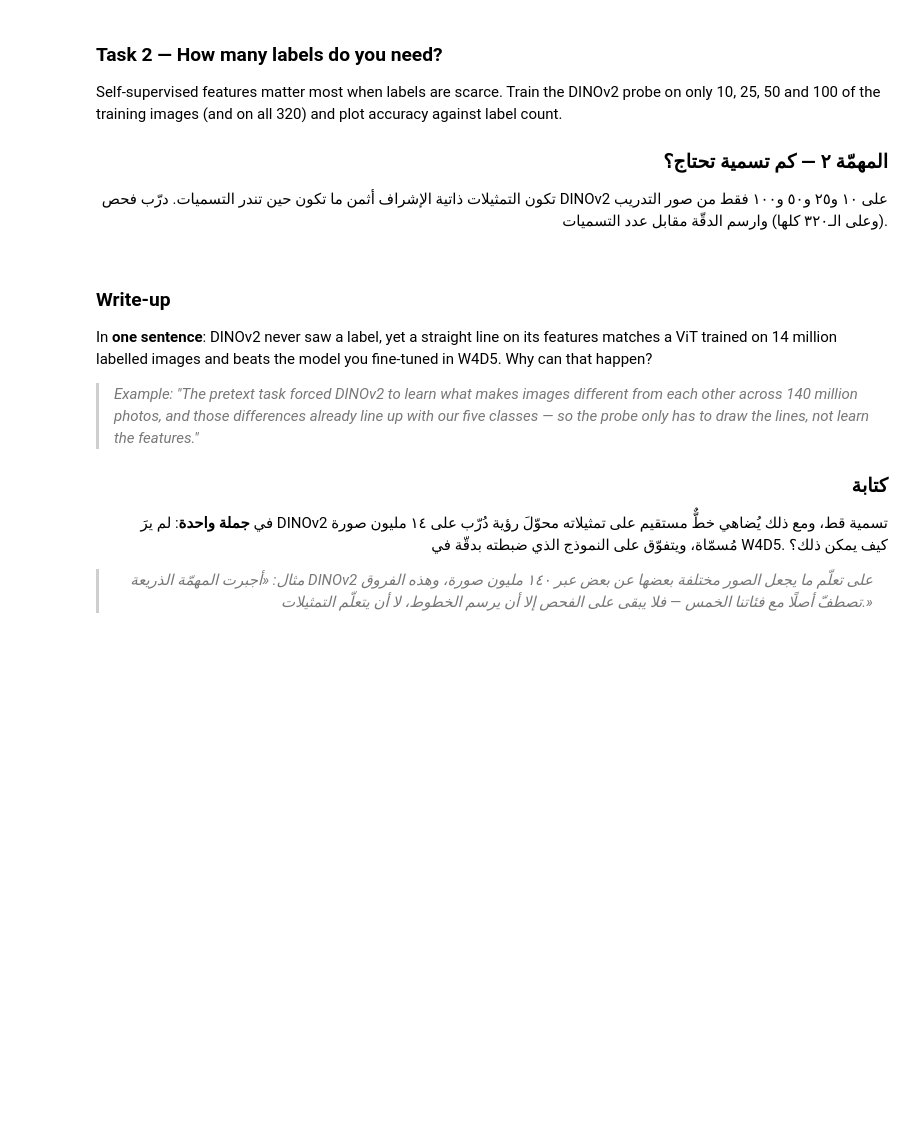
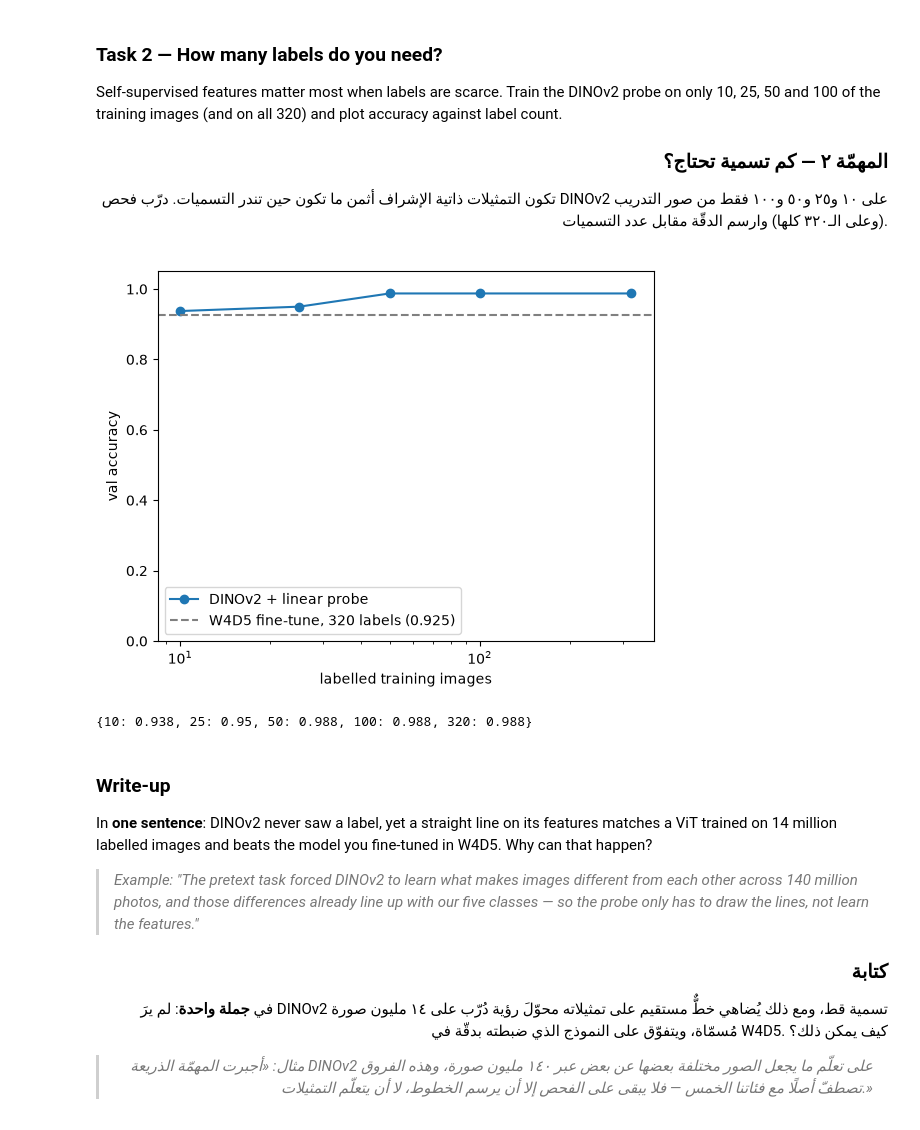
Before and after one commit to 507ahmed507-afk/AIEP_Olo_student, a Jupyter notebook: week_7_multimodal/labs/D1_vit_ssl/D1_vit_ssl_blank.ipynb, the cells around one changed output. Cells and saved outputs as stored; diff of their text form; code cells hidden in the pictures; blank space fills up the shorter version.

```diff
--- a/week_7_multimodal/labs/D1_vit_ssl/D1_vit_ssl_blank.ipynb
+++ b/week_7_multimodal/labs/D1_vit_ssl/D1_vit_ssl_blank.ipynb
@@ -589,12 +665,18 @@ def linear_probe(features, train_index=TRAIN_INDEX):
     # TODO: Fit a scaled LogisticRegression on features[train_index] and return its accuracy on VAL_INDEX.
     # مهمة: درّب `LogisticRegression` مع توحيد المقياس على `features[train_index]` وأعِد دقّته على `VAL_INDEX`.
 
+    model = make_pipeline(StandardScaler(), LogisticRegression(max_iter=3000))
+    model.fit(features[train_index], LABELS[train_index])
+    return model.score(features[VAL_INDEX], LABELS[VAL_INDEX])
+
 
 DINO_PROBE = linear_probe(DINO_FEATURES)
 VIT_PROBE = linear_probe(VIT_FEATURES)
+
 RESULTS = pd.DataFrame([
     ("DINOv2 features + linear probe", "none", DINO_PROBE),
     ("supervised ViT features + linear probe", "14M ImageNet labels", VIT_PROBE),
     ("W4D5 ResNet-18 fine-tune", "ImageNet + your 320", W4D5_FINETUNE),
 ], columns=["model", "labels used to pretrain", "val accuracy"])
+
 print(RESULTS.to_string(index=False))
@@ -615,23 +702,31 @@ Self-supervised features matter most when labels are scarce. Train the DINOv2 pr
 # %%
 # ────────────────────────────────────────────────────────────────────
 # 1) For each n in BUDGETS take subset = rng.choice(TRAIN_INDEX, n, replace=False).
 # 2) Use your linear_probe(DINO_FEATURES, train_index=subset) and store it in CURVE[n].
 #
 # ١) لكل `n` في `BUDGETS` خذ `subset = rng.choice(TRAIN_INDEX, n, replace=False)`.
 # ٢) استعمل `linear_probe(DINO_FEATURES, train_index=subset)` وخزّنه في `CURVE[n]`.
 # ────────────────────────────────────────────────────────────────────
 
 BUDGETS = [10, 25, 50, 100, len(TRAIN_INDEX)]
 rng = np.random.default_rng(SEED)
 CURVE = {}
+
 # TODO: For every budget, probe DINOv2 on a random subset of that many training images; store CURVE[n].
 # مهمة: لكل ميزانية، افحص DINOv2 على مجموعة عشوائية بذلك العدد من صور التدريب؛ وخزّن `CURVE[n]`.
+
+for n in BUDGETS:
+    subset = rng.choice(TRAIN_INDEX, n, replace=False)
+    CURVE[n] = linear_probe(DINO_FEATURES, train_index=subset)
 
 plt.plot(list(CURVE), list(CURVE.values()), "o-", label="DINOv2 + linear probe")
 plt.axhline(W4D5_FINETUNE, color="grey", ls="--", label=f"W4D5 fine-tune, 320 labels ({W4D5_FINETUNE})")
 plt.xscale("log"); plt.xlabel("labelled training images"); plt.ylabel("val accuracy")
 plt.ylim(0, 1.05); plt.legend(); plt.show()
 print({n: round(a, 3) for n, a in CURVE.items()})
+# %% [output]
+[figure, added]
+{10: 0.938, 25: 0.95, 50: 0.988, 100: 0.988, 320: 0.988}
 # %% [markdown]
 ### Write-up
 
```
Also changed, not shown: parts of 15 cells of this notebook.
